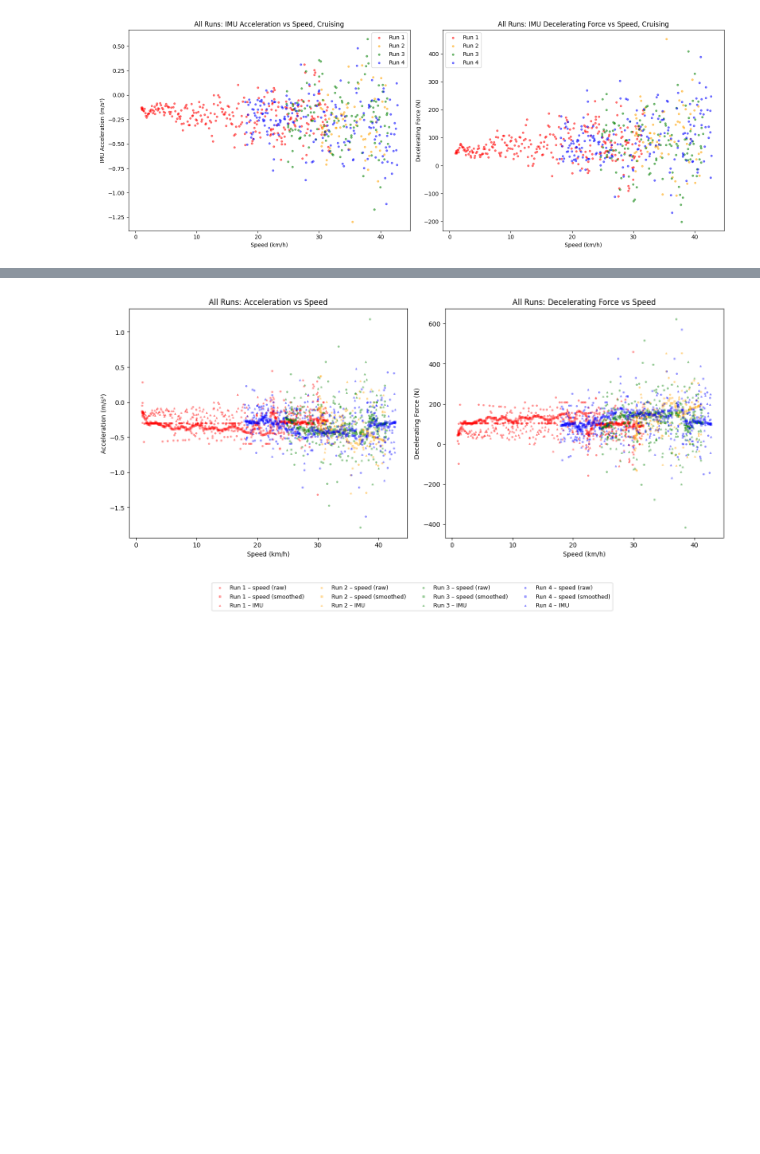
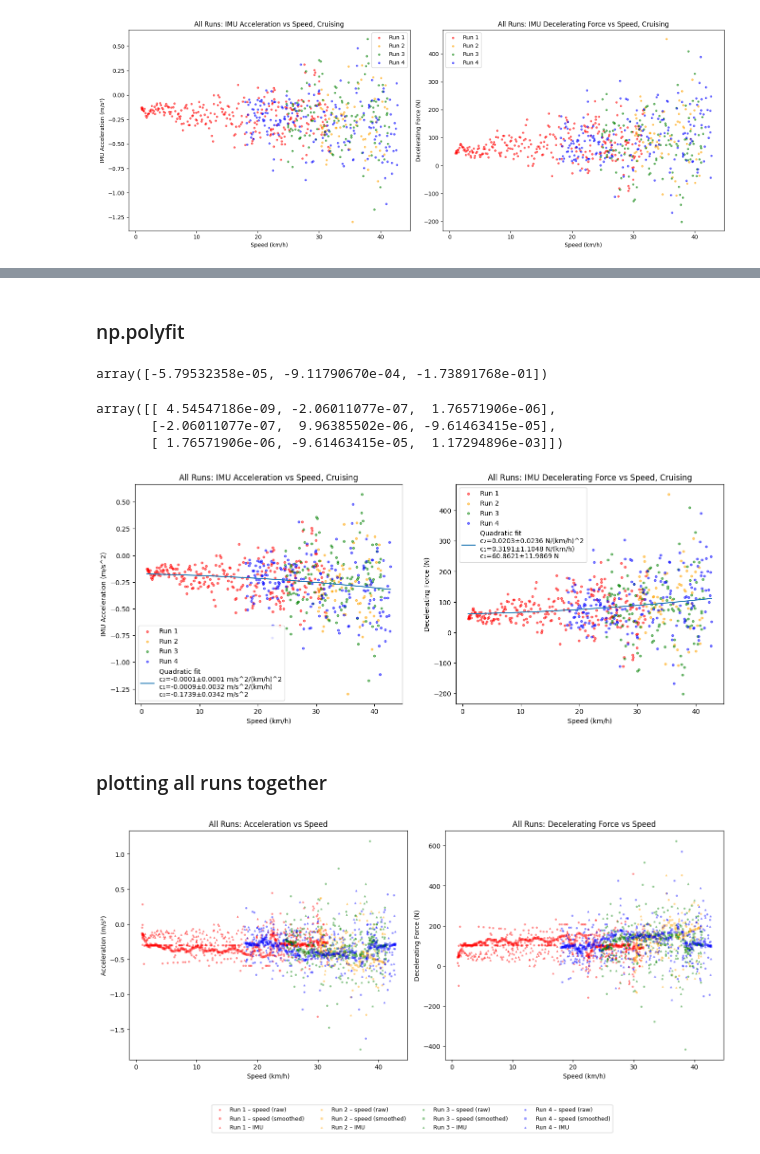
Before and after one commit to UBC-Solar/data_analysis, a Jupyter notebook: v4/drag_area_coefficient/drag_area_coefficient.ipynb, the cells around one changed output, grey strips where cells are left out. Saved outputs shown, nothing was run; the diff lists cells and outputs as text; code cells hidden in the pictures; blank space fills up the shorter version.

```diff
--- a/v4/drag_area_coefficient/drag_area_coefficient.ipynb
+++ b/v4/drag_area_coefficient/drag_area_coefficient.ipynb
@@ -383,3 +405,73 @@ plt.show()
+# %% [markdown]
+### np.polyfit
+# %%
+all_speeds_imu = []
+all_accels_imu = []
+
+for speed, imu_z in zip(cruise_window_speeds, cruise_window_imu_zs):
+    all_speeds_imu.append(np.asarray(speed)[:-1])
+    all_accels_imu.append(np.asarray(imu_z)[:-1])
+
+all_speeds_imu = np.concatenate(all_speeds_imu)
+all_accels_imu = np.concatenate(all_accels_imu)
+
+coeffs_accel, cov_accel = np.polyfit(all_speeds_imu, all_accels_imu, deg=2, cov=True)
+coeffs_force = coeffs_accel * -BRIGHTSIDE_MASS_KG
+cov_force = cov_accel * (BRIGHTSIDE_MASS_KG ** 2)  #??
+
+stdevs_accel = np.sqrt(np.diag(cov_accel))
+stdevs_force = np.sqrt(np.diag(cov_force))
+
+v_range = np.linspace(all_speeds_imu.min(), all_speeds_imu.max(), 300)
+# %%
+coeffs_accel
+# %% [output]
+array([-5.79532358e-05, -9.11790670e-04, -1.73891768e-01])
+# %%
+cov_accel
+# %% [output]
+array([[ 4.54547186e-09, -2.06011077e-07,  1.76571906e-06],
+       [-2.06011077e-07,  9.96385502e-06, -9.61463415e-05],
+       [ 1.76571906e-06, -9.61463415e-05,  1.17294896e-03]])
+# %%
+fig, axes = plt.subplots(1, 2, figsize=(16, 6))
+ax_imu_accel, ax_imu_force = axes
+
+for i, (speed, imu_z) in enumerate(zip(cruise_window_speeds, cruise_window_imu_zs)):
+    speed_without_last = np.asarray(speed)[:-1]
+    imu_z_without_last = np.asarray(imu_z)[:-1]
+    imu_force = BRIGHTSIDE_MASS_KG * imu_z_without_last * -1
+    color = COLORS[i]
+
+    for ax, y_data, y_label, title in [
+        (ax_imu_accel, imu_z_without_last, "IMU Acceleration (m/s^2)", "All Runs: IMU Acceleration vs Speed, Cruising"),
+        (ax_imu_force, imu_force,          "Decelerating Force (N)",  "All Runs: IMU Decelerating Force vs Speed, Cruising"),
+    ]:
+        ax.scatter(speed_without_last, y_data, c=color, alpha=0.5, s=10, label=f"Run {i+1}")
+        ax.set_title(title)
+        ax.set_xlabel("Speed (km/h)")
+        ax.set_ylabel(y_label)
+
+for ax, coeffs, stdevs, y_label in [
+    (ax_imu_accel, coeffs_accel, stdevs_accel, "m/s^2"),
+    (ax_imu_force, coeffs_force, stdevs_force, "N"),
+]:
+    c2, c1, c0 = coeffs
+    stdev2, stdev1, stdev0 = stdevs
+    fit_label = (f"Quadratic fit\n"
+                 f"c₂={c2:.4f}±{stdev2:.4f} {y_label}/(km/h)^2\n"
+                 f"c₁={c1:.4f}±{stdev1:.4f} {y_label}/(km/h)\n"
+                 f"c₀={c0:.4f}±{stdev0:.4f} {y_label}")
+    ax.plot(v_range, np.polyval(coeffs, v_range), label=fit_label)
+
+
+ax_imu_accel.legend()
+ax_imu_force.legend()
+plt.show()
+# %% [output]
+[figure, added]
+# %% [markdown]
+### plotting all runs together
 # %%
 PROPERTIES = [
     # (label_suffix,  marker, alpha, size)
```
Also changed, not shown: parts of 3 cells of this notebook.
